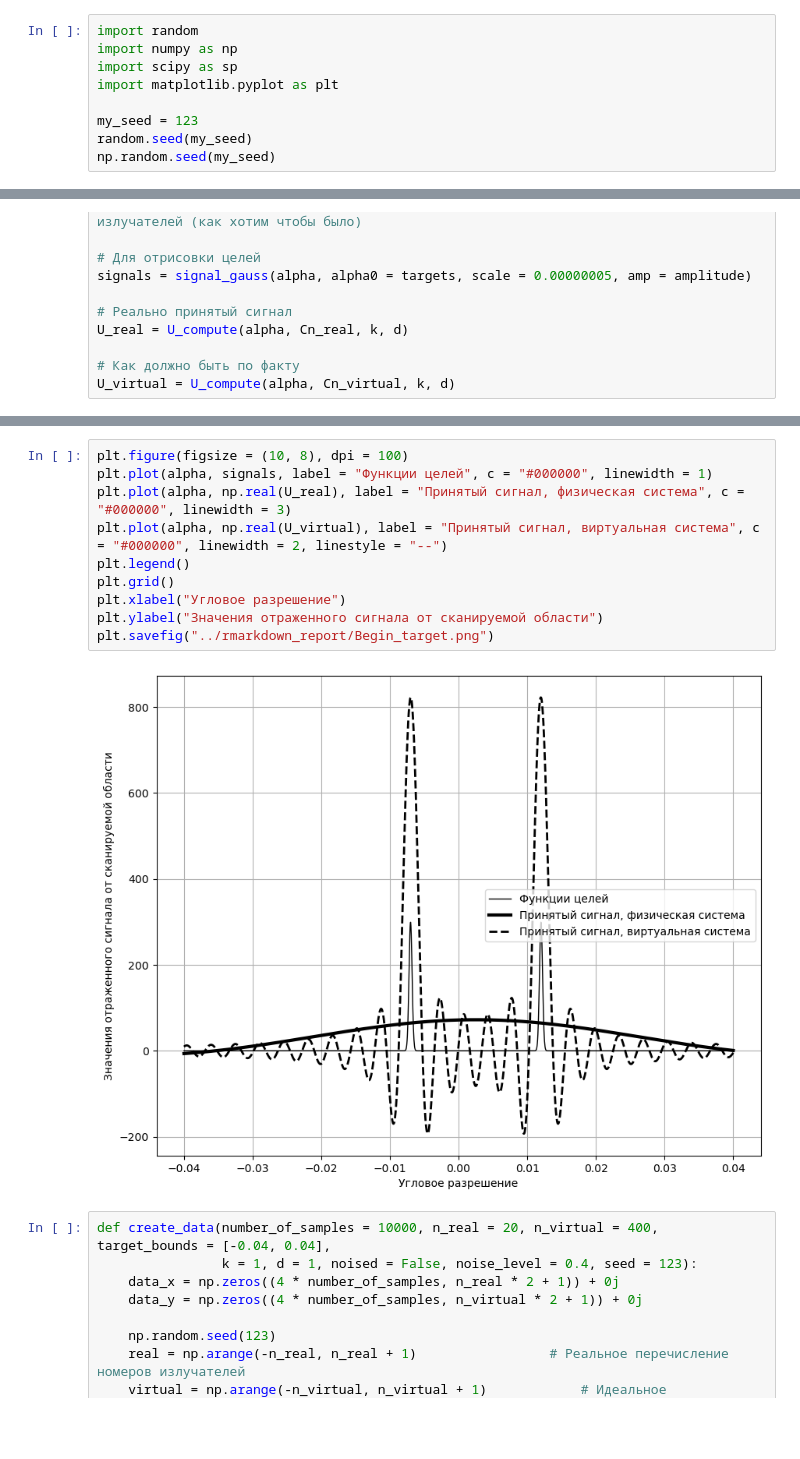
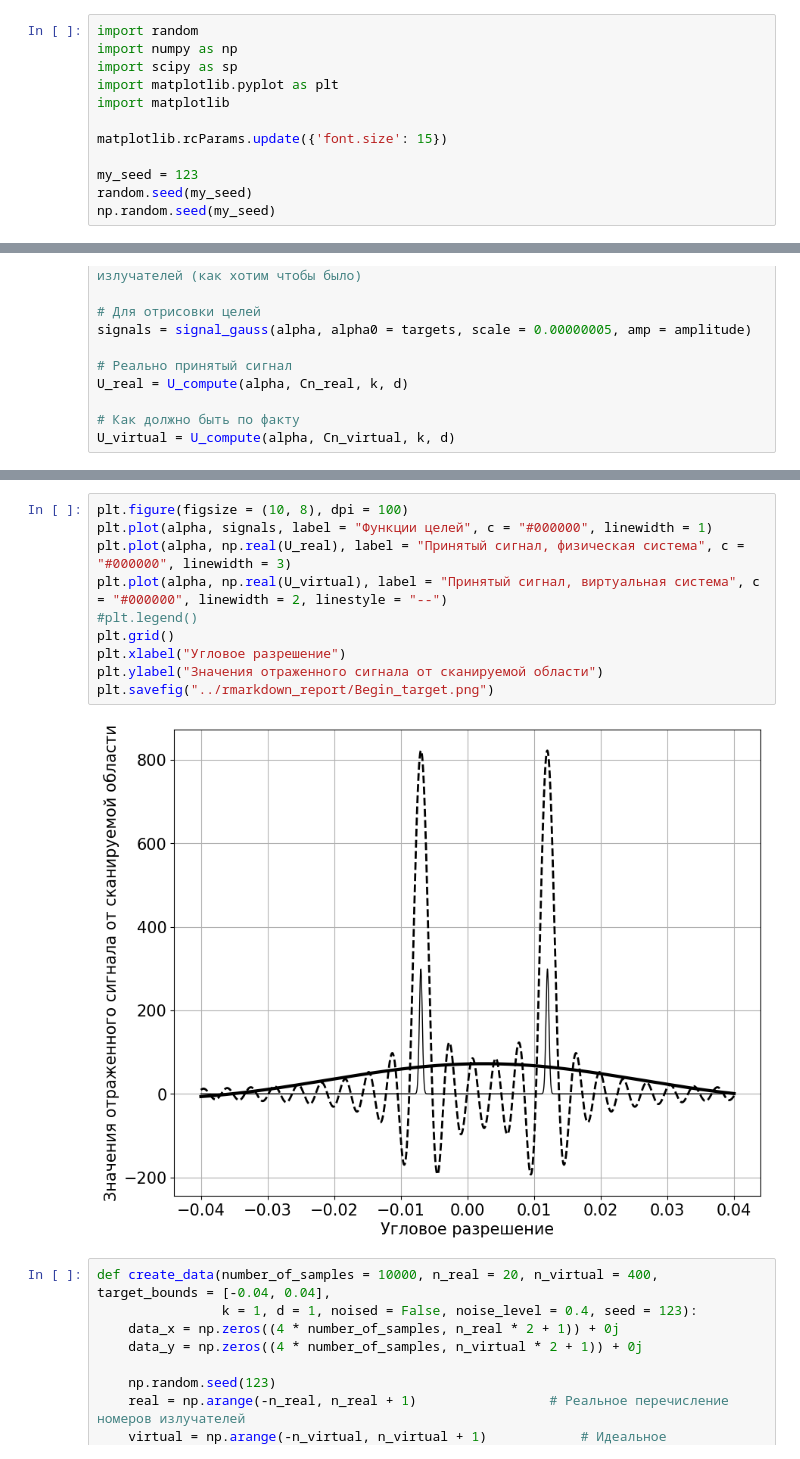
Before and after one commit to qwerty29544/superresolution_nn, a Jupyter notebook: ipynb/superresolution_gpu.ipynb, the cells around one changed output, grey strips where cells are left out. Drawn from its saved outputs; the diff is of its cells as text; blank space fills up the shorter version.

```diff
--- a/ipynb/superresolution_gpu.ipynb
+++ b/ipynb/superresolution_gpu.ipynb
@@ -14,6 +14,9 @@ import random
 import numpy as np
 import scipy as sp
 import matplotlib.pyplot as plt
+import matplotlib
+
+matplotlib.rcParams.update({'font.size': 15})
 
 my_seed = 123
 random.seed(my_seed)
@@ -105,15 +108,15 @@ plt.savefig("../rmarkdown_report/Begin_virtual_imag.png")
 # %%
 plt.figure(figsize = (10, 8), dpi = 100)
 plt.plot(alpha, signals, label = "Функции целей", c = "#000000", linewidth = 1)
 plt.plot(alpha, np.real(U_real), label = "Принятый сигнал, физическая система", c = "#000000", linewidth = 3)
 plt.plot(alpha, np.real(U_virtual), label = "Принятый сигнал, виртуальная система", c = "#000000", linewidth = 2, linestyle = "--")
-plt.legend()
+#plt.legend()
 plt.grid()
 plt.xlabel("Угловое разрешение")
 plt.ylabel("Значения отраженного сигнала от сканируемой области")
 plt.savefig("../rmarkdown_report/Begin_target.png")
 # %% [output]
-[figure, old version]
+[figure, new version]
 # %%
 def create_data(number_of_samples = 10000, n_real = 20, n_virtual = 400, target_bounds = [-0.04, 0.04],
                 k = 1, d = 1, noised = False, noise_level = 0.4, seed = 123):
```
Also changed, not shown: parts of 15 cells of this notebook, 14 other files.
